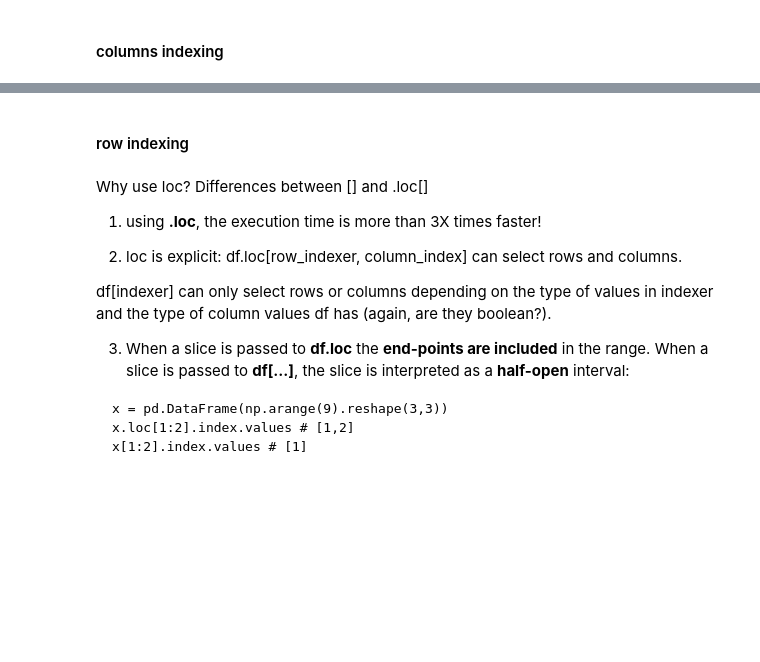
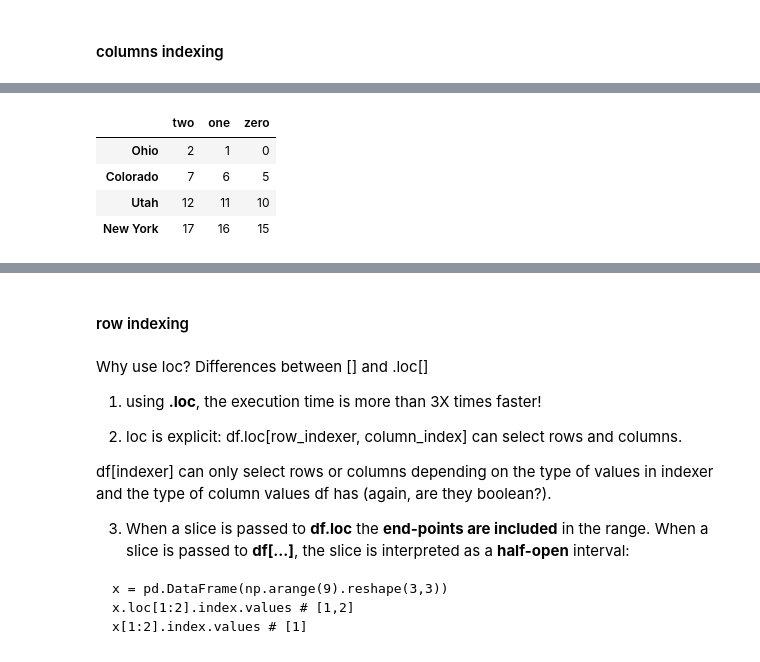
Before and after one commit to Rdm-Nico/BDTA, a Jupyter notebook: Essentials/3a_Pandas_basic.ipynb, the cells around one changed output, grey strips where cells are left out. Drawn from its saved outputs; the diff is of its cells as text; code cells hidden in the pictures; blank space fills up the shorter version.

```diff
--- a/Essentials/3a_Pandas_basic.ipynb
+++ b/Essentials/3a_Pandas_basic.ipynb
@@ -297,7 +609,13 @@ data.loc[:,'one']
 # %%
-data[['three', 'two', 'one']] # equals to
+#data[['three', 'two', 'one']] # equals to
 # data.loc[:,['three', 'two', 'one']]
-# data.iloc[:,[2,1,0]]
+data.iloc[:,[2,1,0]]
+# %% [output]
+|  | two | one | zero |
+| Ohio | 2 | 1 | 0 |
+| Colorado | 7 | 6 | 5 |
+| Utah | 12 | 11 | 10 |
+| New York | 17 | 16 | 15 |
 # %%
 display( # sulle colonne
 data['three'],
```
Also changed, not shown: parts of 69 cells of this notebook.
